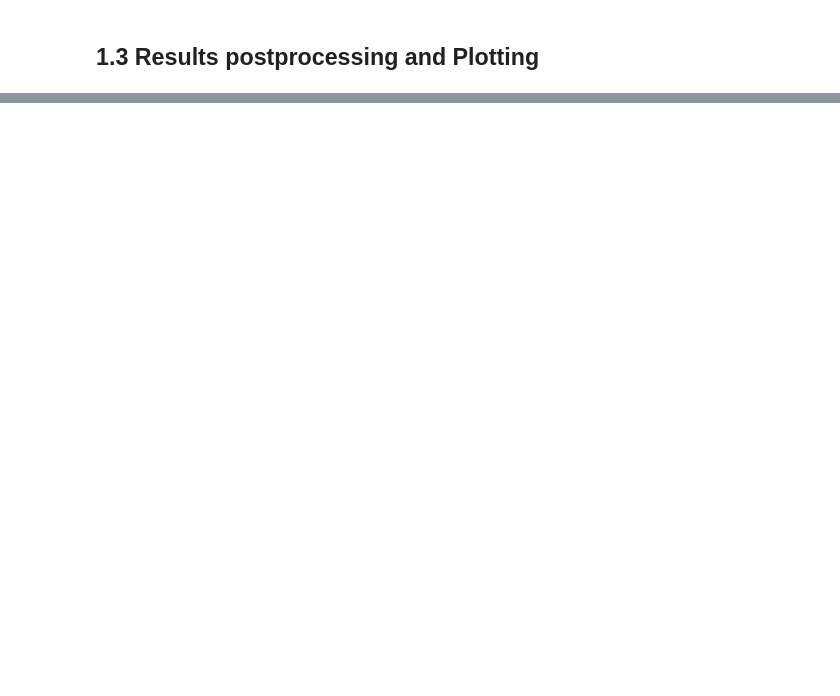
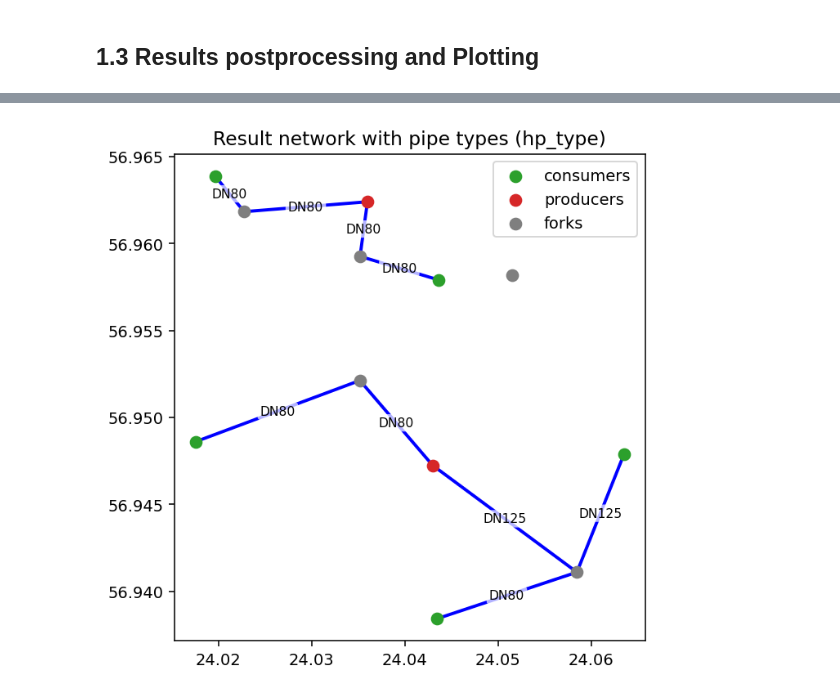
Before and after one commit to Jekblade/DistrictHeating_project, a Jupyter notebook: 1. Base heating network.ipynb, the cells around one changed output, grey strips where cells are left out. Drawn from its saved outputs; the diff is of its cells as text; code cells hidden in the pictures; blank space fills up the shorter version.

```diff
--- a/1. Base heating network.ipynb
+++ b/1. Base heating network.ipynb
@@ -169,0 +175,91 @@ plt.show()
+# %%
+
+# ---------- Load selected pipes from STEP 1 ----------
+results_edges = pd.read_csv("STEP_1/outputs/Optimum_network_base.csv", index_col=0)
+
+# keep only invested pipes
+pipes_selected = results_edges[results_edges["capacity"] > 0.001].copy()
+
+# ---------- Update network with invested pipes ----------
+# assumes 'network' already exists from previous steps
+twn_results = network
+twn_results.components['pipes'] = pipes_selected
+
+# helper to get node coordinates from names like "consumers-0", "producers-1", "forks-2"
+def get_node_coords(node_name):
+    comp_type, idx = node_name.split("-", 1)          # e.g. "consumers", "0"
+    df = getattr(network.components, comp_type)       # e.g. network.components.consumers
+
+    # try numeric index first, then string index fallback
+    try:
+        idx_conv = int(idx)
+        lon = df.loc[idx_conv, "lon"]
+        lat = df.loc[idx_conv, "lat"]
+    except (ValueError, KeyError):
+        lon = df.loc[idx, "lon"]
+        lat = df.loc[idx, "lat"]
+    return lon, lat
+
+# ---------- Plot topology with pipe-type labels ----------
+plt.rcParams['figure.figsize'] = (10, 8)
+plt.rcParams['figure.dpi'] = 140
+
+static_map_2 = dhnx.plotting.StaticMap(twn_results)
+# edges: keep default (blue, as in your picture)
+static_map_2.draw(background_map=False)
+ax = plt.gca()
+ax.set_title('Result network with pipe types (hp_type)')
+
+# nodes: match your picture colors
+plt.scatter(
+    network.components.consumers['lon'],
+    network.components.consumers['lat'],
+    color='tab:green',       # consumers = green
+    label='consumers',
+    zorder=2.5,
+    s=50
+)
+plt.scatter(
+    network.components.producers['lon'],
+    network.components.producers['lat'],
+    color='tab:red',         # producers = red
+    label='producers',
+    zorder=2.5,
+    s=50
+)
+plt.scatter(
+    network.components.forks['lon'],
+    network.components.forks['lat'],
+    color='tab:grey',        # forks = grey
+    label='forks',
+    zorder=2.5,
+    s=50
+)
+
+# label each invested pipe with its hp_type at the midpoint
+for pipe_id, row in pipes_selected.iterrows():
+    hp_type = row.get("hp_type", "")
+    if isinstance(hp_type, str) and hp_type.strip():
+        lon_from, lat_from = get_node_coords(row["from_node"])
+        lon_to,   lat_to   = get_node_coords(row["to_node"])
+
+        x_mid = 0.5 * (lon_from + lon_to)
+        y_mid = 0.5 * (lat_from + lat_to)
+
+        ax.text(
+            x_mid,
+            y_mid,
+            hp_type,
+            fontsize=8,
+            ha="center",
+            va="center",
+            clip_on=True,
+            bbox=dict(boxstyle="round,pad=0.2", fc="white", ec="none", alpha=0.7),
+            zorder=3,
+        )
+
+plt.legend()
+plt.tight_layout()
+plt.show()
+# %% [output]
+[figure, added]
```
Also changed, not shown: parts of 5 cells of this notebook, 10 other files.
